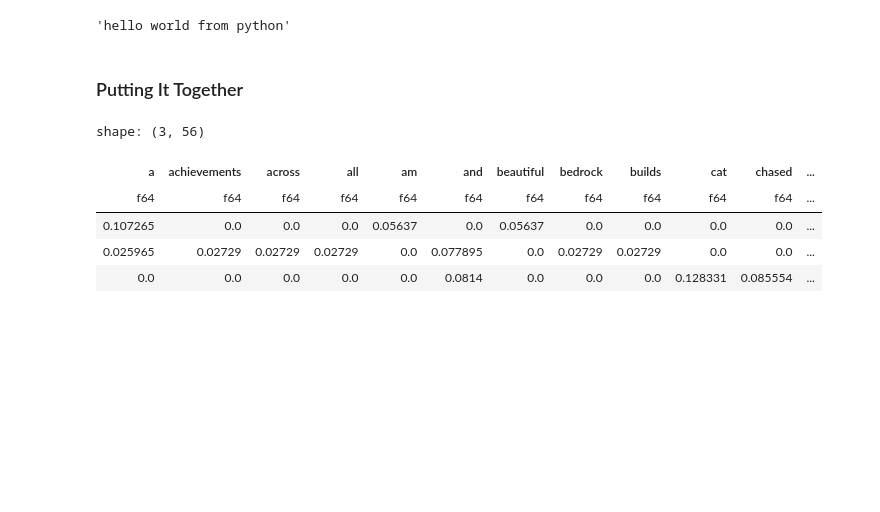
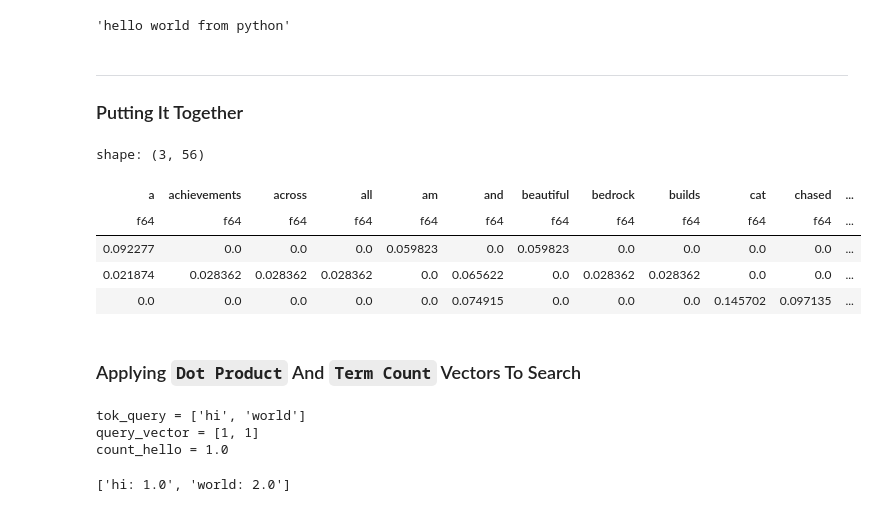
Before and after one commit to chineidu/AI-Powered-Search, a Jupyter notebook: lab/00-lab.ipynb, the cells around one changed output. Cells and saved outputs as stored; diff of their text form; code cells hidden in the pictures; blank space fills up the shorter version.

Commit message:
chore: Implement TF for search

```diff
--- a/lab/00-lab.ipynb
+++ b/lab/00-lab.ipynb
@@ -413,6 +416,6 @@ S_F: int = 1  # smoothing factor
 doc_freq: np.ndarray = term_freq != 0
 doc_freq = doc_freq.sum(axis=0, keepdims=True)
 
-idf: np.ndarray = np.log1p(N + 1 / doc_freq + 1)
+idf: np.ndarray = np.log1p((N + S_F) / (doc_freq + S_F))
 idf
 # %% [output]
@@ -475,14 +490,31 @@ to_lower("Hello World from Python")
 # %% [output]
 'hello world from python'
 # %% [markdown]
+<hr>
+
 ### Putting It Together
 # %%
 class TFIDF:
-    def __init__(self, corpus: list[str], vocab: dict[str, int]) -> None:
-        self.corpus = corpus
-        self.vocab = vocab
+    """
+    A class for calculating TF-IDF (Term Frequency-Inverse Document Frequency) scores
+    for a corpus of documents.
+    """
+
+    def __init__(self, tok_corpus: list[list[str]], vocab: dict[str, int]) -> None:
+        """
+        Initialize the TFIDF class with a corpus and vocabulary.
+
+        Args:
+            corpus (list[list[str]]): A list of documents, where each document is a list of tokenized words.
+            vocab (dict[str, int]): A dictionary mapping words to their indices in the vocabulary.
+        """
+        self.corpus: list[list[str]] = tok_corpus
+        self.vocab: dict[str, int] = vocab
 
     def _calculate_tf(self) -> np.ndarray:
+        """
+        Calculate the term frequency (TF) for each term in each document.
+        """
         # (n_docs, n_terms)
         freq_count: np.ndarray = np.zeros(
             (len(self.corpus), len(self.vocab)), dtype=np.int32
@@ -490,25 +522,31 @@ class TFIDF:
 
         for idx, doc in enumerate(self.corpus, start=0):
             for word in doc:
-                word_idx = vocab[word]
+                word_idx: int = self.vocab[word]
                 freq_count[idx, word_idx] += 1
 
         tf: np.ndarray = freq_count / np.sum(freq_count, axis=1, keepdims=True)
         return tf
 
     def _calculate_idf(self) -> np.ndarray:
+        """
+        Calculate the inverse document frequency (IDF) for each term.
+        """
         N: int = len(self.corpus)  # number of documents
         S_F: int = 1  # smoothing factor
         tf: np.ndarray = self._calculate_tf()
 
         # Number of documents containing a term
         doc_freq: np.ndarray = tf > 0
-        doc_freq = doc_freq.sum(axis=0, keepdims=True)
-        idf: np.ndarray = np.log1p(N + S_F / doc_freq + S_F)
+        doc_freq: np.ndarray = doc_freq.sum(axis=0, keepdims=True)
+        idf: np.ndarray = np.log1p((N + S_F) / (doc_freq + S_F))
 
         return idf
 
     def calculate_tfidf(self, normalize: bool = True) -> np.ndarray:
+        """
+        Calculate the TF-IDF scores for the corpus.
+        """
         tf: np.ndarray = self._calculate_tf()
         idf: np.ndarray = self._calculate_idf()
         tf_idf: np.ndarray = tf * idf
@@ -517,16 +555,18 @@ class TFIDF:
 
         return tf_idf
 # %%
-vectorizer: TFIDF = TFIDF(corpus=corpus, vocab=vocab)
+vectorizer: TFIDF = TFIDF(tok_corpus=corpus, vocab=vocab)
 tf_idf: np.ndarray = vectorizer.calculate_tfidf(normalize=True)
 
 tf_idf_df_2: pl.DataFrame = pl.DataFrame(tf_idf)
 tf_idf_df_2.columns = [*vocab.keys()]
 tf_idf_df_2
 # %% [output]
 shape: (3, 56)
 | a | achievements | across | all | am | and | beautiful | bedrock | builds | cat | chased | ... |
 | f64 | f64 | f64 | f64 | f64 | f64 | f64 | f64 | f64 | f64 | f64 | ... |
-| 0.107265 | 0.0 | 0.0 | 0.0 | 0.05637 | 0.0 | 0.05637 | 0.0 | 0.0 | 0.0 | 0.0 | ... |
-| 0.025965 | 0.02729 | 0.02729 | 0.02729 | 0.0 | 0.077895 | 0.0 | 0.02729 | 0.02729 | 0.0 | 0.0 | ... |
-| 0.0 | 0.0 | 0.0 | 0.0 | 0.0 | 0.0814 | 0.0 | 0.0 | 0.0 | 0.128331 | 0.085554 | ... |
+| 0.092277 | 0.0 | 0.0 | 0.0 | 0.059823 | 0.0 | 0.059823 | 0.0 | 0.0 | 0.0 | 0.0 | ... |
+| 0.021874 | 0.028362 | 0.028362 | 0.028362 | 0.0 | 0.065622 | 0.0 | 0.028362 | 0.028362 | 0.0 | 0.0 | ... |
+| 0.0 | 0.0 | 0.0 | 0.0 | 0.0 | 0.074915 | 0.0 | 0.0 | 0.0 | 0.145702 | 0.097135 | ... |
+# %% [markdown]
+### Applying `Dot Product` And `Term Count` Vectors To Search
@@ -532,0 +589,19 @@ shape: (3, 56)
+# %%
+text: str = "Hello world, hi everyone in the world"
+query: str = "hi world"
+
+tok_query: list[str] = tokenize(query)
+print(f"{tok_query = }")
+query_vector: list[int] = [1 for _ in tok_query]
+print(f"{query_vector = }")
+count_hello: int = term_count(content=text, term="hello")
+print(f"{count_hello = }")
+# %% [output]
+tok_query = ['hi', 'world']
+query_vector = [1, 1]
+count_hello = 1.0
+# %%
+# "Hello world, hi everyone in the world"
+[f"{t}: {term_count(content=text, term=t)}" for t in tok_query]
+# %% [output]
+['hi: 1.0', 'world: 2.0']
```
Also changed, not shown: parts of 24 cells of this notebook.
